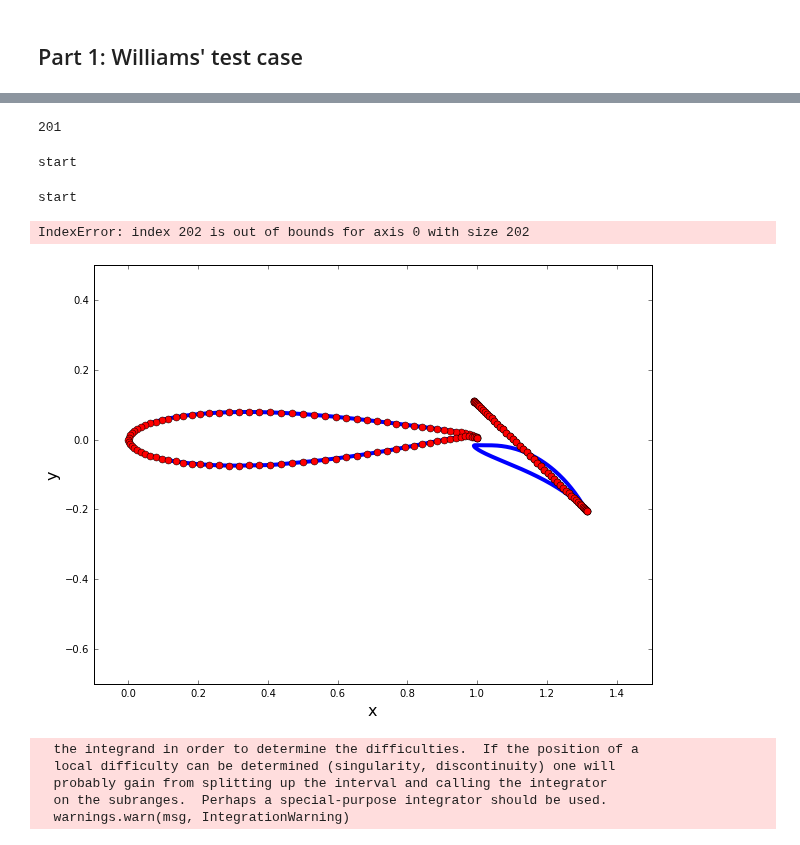
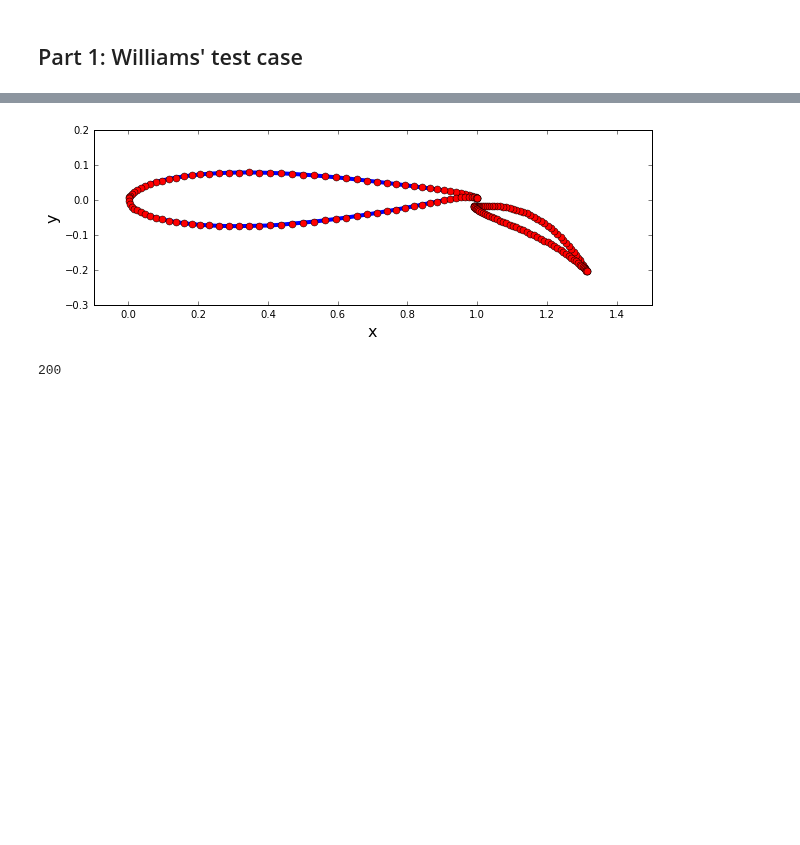
Before and after one commit to lpgleaves/mae6226-workspace, a Jupyter notebook: assignment-03.ipynb, the cells around one changed output, grey strips where cells are left out. Saved outputs shown, nothing was run; the diff lists cells and outputs as text; code cells hidden in the pictures; blank space fills up the shorter version.

```diff
--- a/assignment-03.ipynb
+++ b/assignment-03.ipynb
@@ -16,15 +26,15 @@ from scipy import integrate, linalg
 # %%
 # picking up some x and y values
-mainfoilpath = os.path.join('resources','MainFoil_N=200.csv')
+mainfoilpath = os.path.join('resources','MainFoil_N=100.csv')
 with open (mainfoilpath, 'r') as file_name:
     xmain, ymain = numpy.loadtxt(file_name, dtype=float, delimiter=',', unpack=True)
 
-flapfoilpath = os.path.join('resources','FlapFoil_N=200.csv')
+flapfoilpath = os.path.join('resources','FlapFoil_N=100.csv')
 with open (flapfoilpath, 'r') as file_name:
     xflap, yflap = numpy.loadtxt(file_name, dtype=float, delimiter=',', unpack=True)
 
-# picking my friends for the trip
-xa, xz, ya, yz = -0.1, 1.5, -0.7, 0.5
+# picking my friends
+xa, xz, ya, yz = -0.1, 1.5, -0.3, 0.2
 
 # plot the geometry
 size = 8
@@ -43,46 +53,19 @@ pyplot.ylim(ya, yz);
-# %%
-# define freestream conditions
-u_inf = 1.0
-alpha = 0.0
-freestream = Freestream(u_inf, alpha)
-
-len(xflap)
-# %% [output]
-201
-# %%
-mainpanels = define_panels(xmain,ymain,100)
-# %% [output]
-start
-# %%
-flappanels = define_panels(xflap,yflap,100)
-# %% [output]
-start
-IndexError: index 202 is out of bounds for axis 0 with size 202
+# %%
+mainpanels = cam_define_panels(xmain,ymain,len(xmain)-1)
+flappanels = cam_define_panels(xflap,yflap,len(xflap)-1)
+panels = numpy.concatenate((mainpanels, flappanels), axis=0)
 # %%
 # and plot this
 width = 10
 pyplot.figure(figsize=(width, width))
 pyplot.xlabel('x', fontsize=16)
 pyplot.ylabel('y', fontsize=16)
 pyplot.plot(xmain, ymain, xflap, yflap, color='b', linestyle='-', linewidth=4)
-pyplot.plot(numpy.append([panel.xa for panel in mainpanels], mainpanels[0].xa),
-            numpy.append([panel.ya for panel in mainpanels], mainpanels[0].ya),
-            numpy.append([panel.xa for panel in flappanels], flappanels[0].xa),
-            numpy.append([panel.ya for panel in flappanels], flappanels[0].ya),
+pyplot.plot(numpy.append([panel.xa for panel in panels], panels[0].xa),
+            numpy.append([panel.ya for panel in panels], panels[0].ya),
             linestyle='-', linewidth=0, marker='o', markersize=7, color='r')
 pyplot.axis('scaled', adjustable='box')
 pyplot.xlim(xa, xz)
 pyplot.ylim(ya, yz);
 # %% [output]
-[figure, old version]
+[figure, new version]
-# %%
-mainA_source = source_contribution_normal(mainpanels)
-mainB_vortex = vortex_contribution_normal(mainpanels)
-flapA_source = source_contribution_normal(flappanels)
-flapB_vortex = vortex_contribution_normal(flappanels)
-# %% [output]
-  the integrand in order to determine the difficulties.  If the position of a
-  local difficulty can be determined (singularity, discontinuity) one will
-  probably gain from splitting up the interval and calling the integrator
-  on the subranges.  Perhaps a special-purpose integrator should be used.
-  warnings.warn(msg, IntegrationWarning)
@@ -124,0 +72,5 @@ compute_pressure_coefficient(flappanels, freestream)
+# %%
+x, y, X, Y = makemesh(100, -0.1, 1.5, -0.3, 0.2)
+len(panels)
+# %% [output]
+200
```
Also changed, not shown: parts of 10 cells of this notebook, 1 other file.
